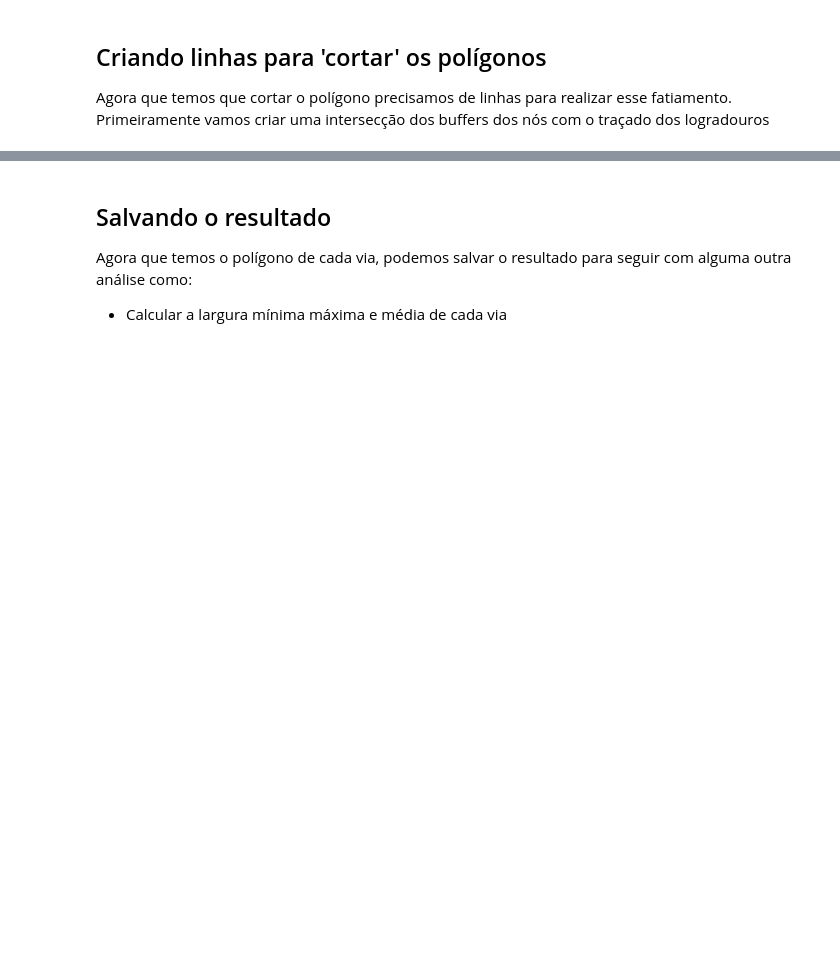
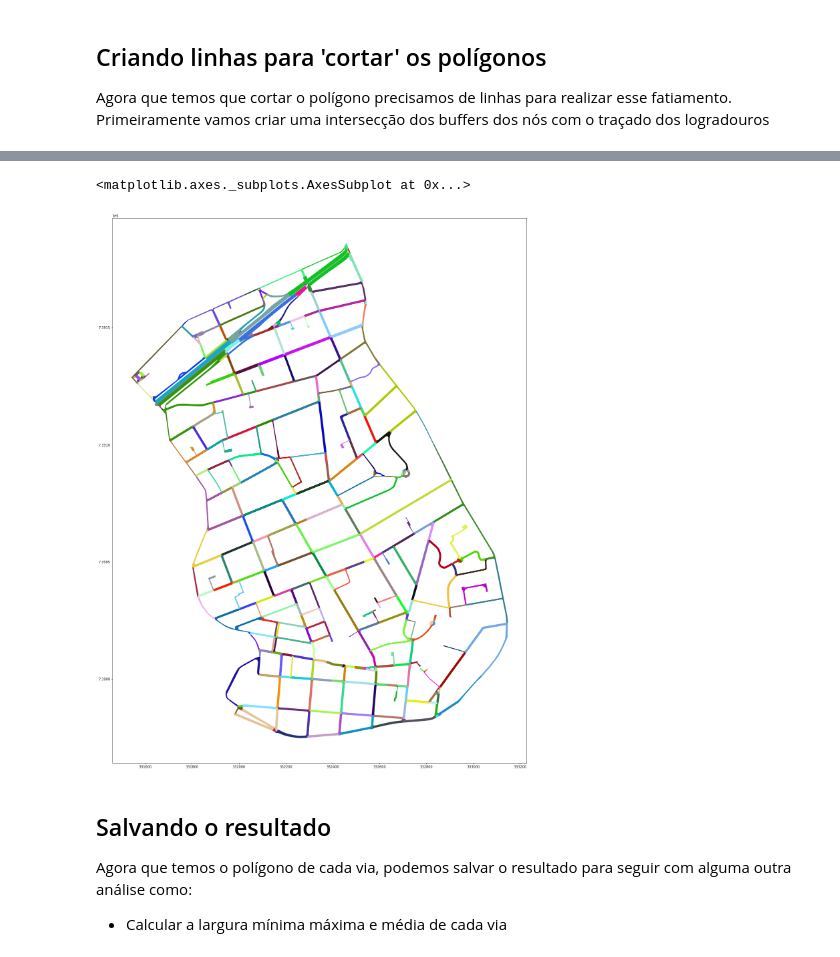
Before and after one commit to geoinfo-smdu/Poligono-de-vias, a Jupyter notebook: 03 - Preparando a versão final para gerar polígonos de vias de São Paulo.ipynb, the cells around one changed output, grey strips where cells are left out. Drawn from its saved outputs; the diff is of its cells as text; code cells hidden in the pictures; blank space fills up the shorter version.

```diff
--- a/03 - Preparando a versão final para gerar polígonos de vias de São Paulo.ipynb
+++ b/03 - Preparando a versão final para gerar polígonos de vias de São Paulo.ipynb
@@ -44,2 +38,3 @@ import warnings; warnings.filterwarnings('ignore', 'GeoSeries.notna', UserWarnin
 # %%
 df_vias = gpd.overlay(df_s, df_qv, how='difference')
+df_qvias = gpd.clip(df_qv, df_s)
@@ -177,3 +185,18 @@ Como pudemos perceber o Poligonize acaba criando um polígono para qualquer áre
+# %%
+from shapely.ops import cascaded_union, polygonize
+
+
+df_vias_cutted = polygonize(cascaded_union([df_cut_lines.geometry.unary_union, list(df_vias.geometry.boundary)[0]]))
+df_poligonos_de_vias = gpd.GeoDataFrame(geometry = list(df_vias_cutted))
+
+# df_poligonos_de_vias.plot(color = np.random.rand(len(df_poligonos_de_vias), 3))
+
+df_pvias = df_poligonos_de_vias[df_poligonos_de_vias.geometry.disjoint(df_qvias.geometry.representative_point().geometry.unary_union)]
+# df_pvias = df_poligonos_de_vias[df_poligonos_de_vias.geometry.crosses(df_l.geometry.unary_union)]
+df_pvias.plot(color = np.random.rand(len(df_poligonos_de_vias), 3))
+# %% [output]
+<matplotlib.axes._subplots.AxesSubplot at 0x...>
+[figure, added]
 # %% [markdown]
 ## Salvando o resultado
 
```
Also changed, not shown: parts of 13 cells of this notebook, 4 other files.
